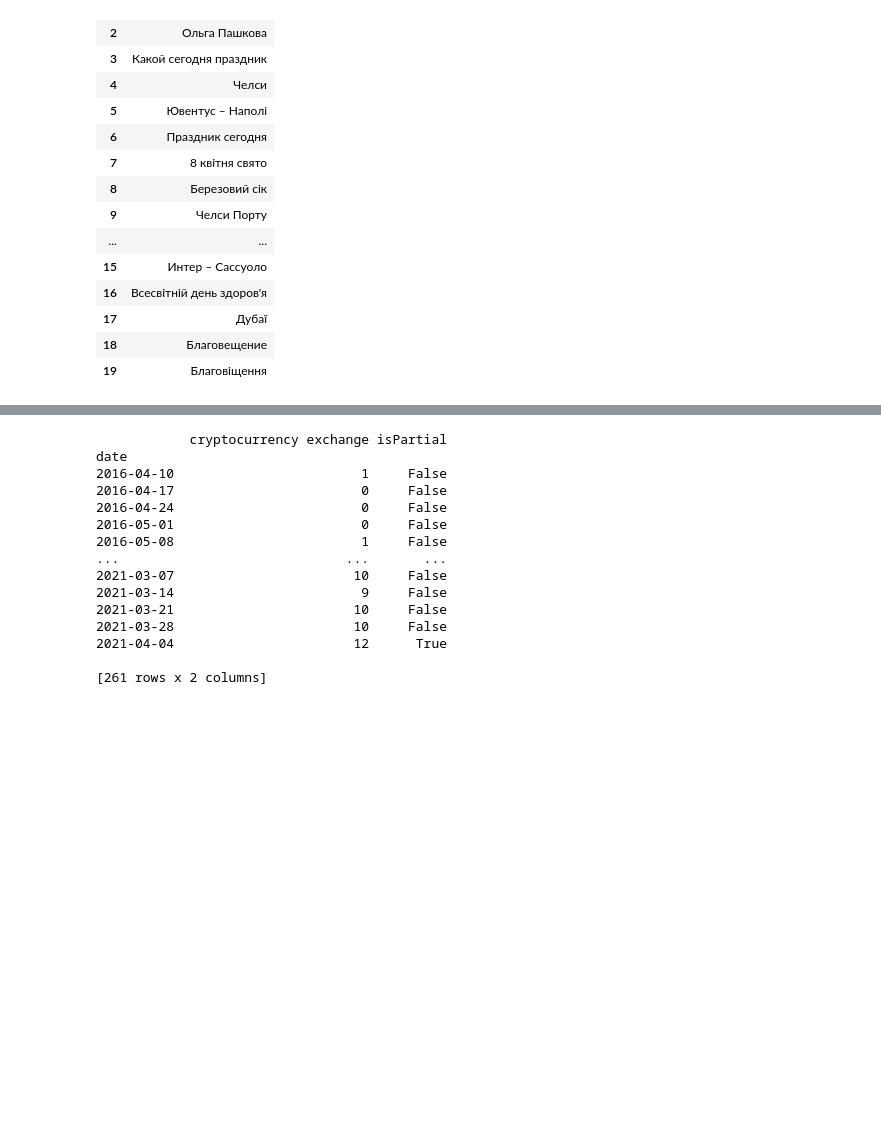
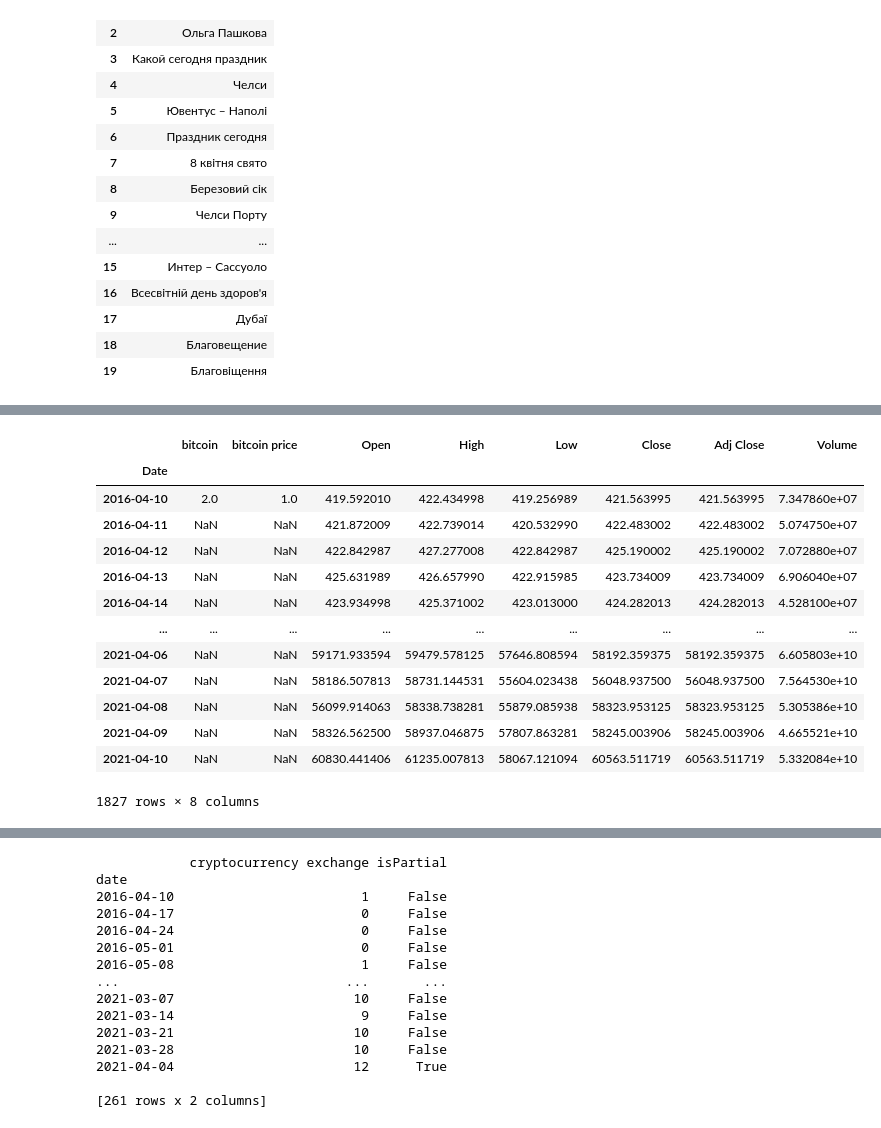
Before and after one commit to bateikoEd/dipl_program, a Jupyter notebook: eduard/getting_data-Copy1.ipynb, the cells around one changed output, grey strips where cells are left out. Drawn from its saved outputs; the diff is of its cells as text; code cells hidden in the pictures; blank space fills up the shorter version.

```diff
--- a/eduard/getting_data-Copy1.ipynb
+++ b/eduard/getting_data-Copy1.ipynb
@@ -89,0 +347,20 @@ def get_data_from_query(kw_list, timeframe='today 5-y', save=True):
+# %%
+df_trends.index = df_yahoo.index[:df_trends.shape[0]]
+# %%
+df_trends
+pd.concat([df_trends.append(cop_data), df_yahoo], axis=1)
+# %% [output]
+|  | bitcoin | bitcoin price | Open | High | Low | Close | Adj Close | Volume |
+| Date |  |  |  |  |  |  |  |  |
+| 2016-04-10 | 2.0 | 1.0 | 419.592010 | 422.434998 | 419.256989 | 421.563995 | 421.563995 | 7.347860e+07 |
+| 2016-04-11 | NaN | NaN | 421.872009 | 422.739014 | 420.532990 | 422.483002 | 422.483002 | 5.074750e+07 |
+| 2016-04-12 | NaN | NaN | 422.842987 | 427.277008 | 422.842987 | 425.190002 | 425.190002 | 7.072880e+07 |
+| 2016-04-13 | NaN | NaN | 425.631989 | 426.657990 | 422.915985 | 423.734009 | 423.734009 | 6.906040e+07 |
+| 2016-04-14 | NaN | NaN | 423.934998 | 425.371002 | 423.013000 | 424.282013 | 424.282013 | 4.528100e+07 |
+| ... | ... | ... | ... | ... | ... | ... | ... | ... |
+| 2021-04-06 | NaN | NaN | 59171.933594 | 59479.578125 | 57646.808594 | 58192.359375 | 58192.359375 | 6.605803e+10 |
+| 2021-04-07 | NaN | NaN | 58186.507813 | 58731.144531 | 55604.023438 | 56048.937500 | 56048.937500 | 7.564530e+10 |
+| 2021-04-08 | NaN | NaN | 56099.914063 | 58338.738281 | 55879.085938 | 58323.953125 | 58323.953125 | 5.305386e+10 |
+| 2021-04-09 | NaN | NaN | 58326.562500 | 58937.046875 | 57807.863281 | 58245.003906 | 58245.003906 | 4.665521e+10 |
+| 2021-04-10 | NaN | NaN | 60830.441406 | 61235.007813 | 58067.121094 | 60563.511719 | 60563.511719 | 5.332084e+10 |
+1827 rows × 8 columns
```
Also changed, not shown: parts of 21 cells of this notebook, 1 other file.
